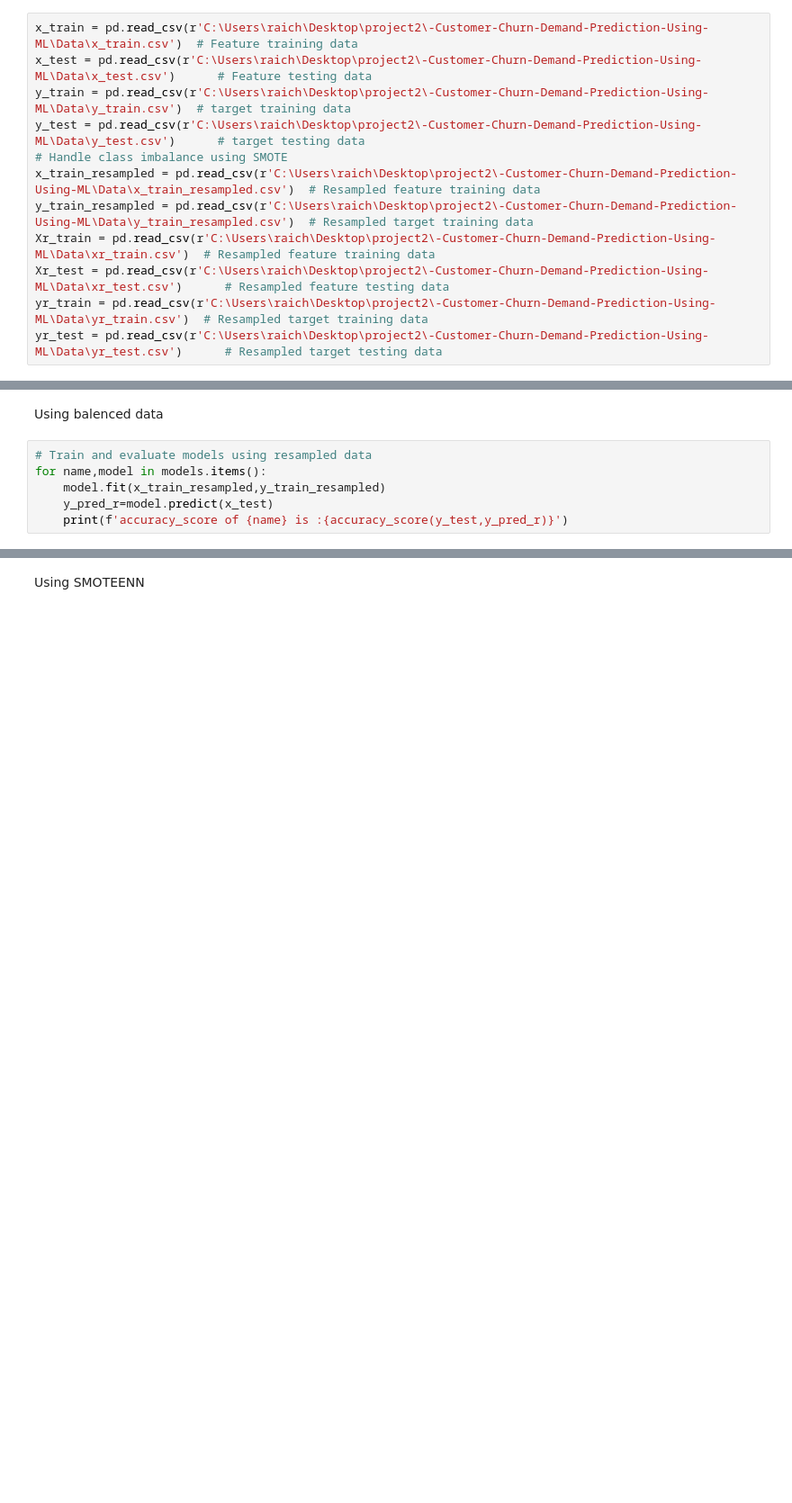
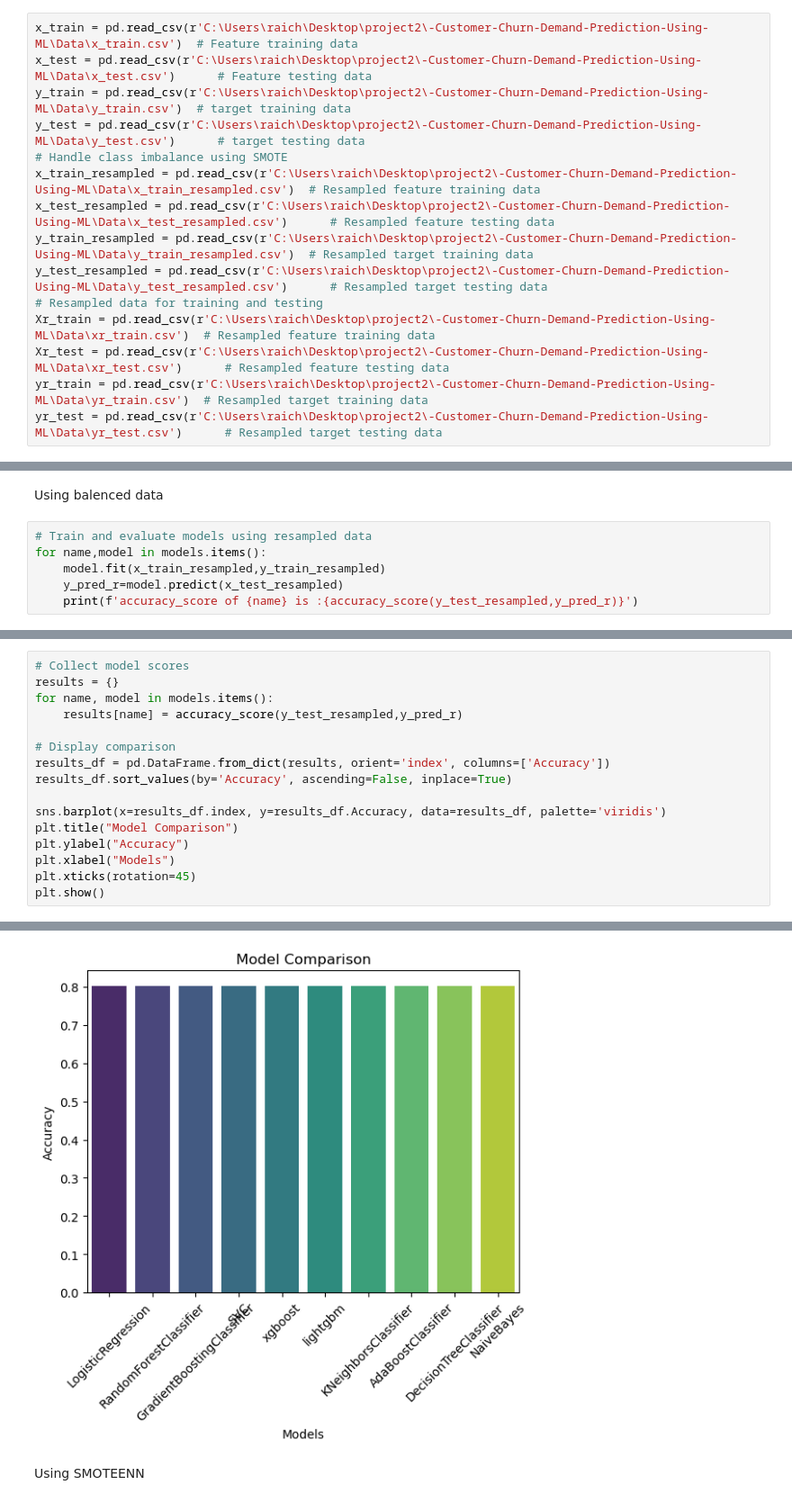
Before and after one commit to likitharai/-Customer-Churn-Demand-Prediction-Using-ML, a Jupyter notebook: Notebooks/Modling.ipynb, the cells around one changed output, grey strips where cells are left out. Shown: that part at 90% size. Cells and saved outputs as stored; diff of their text form; blank space fills up the shorter version.

```diff
--- a/Notebooks/Modling.ipynb
+++ b/Notebooks/Modling.ipynb
@@ -26,7 +48,10 @@ y_train = pd.read_csv(r'C:\Users\raich\Desktop\project2\-Customer-Churn-Demand-P
 y_test = pd.read_csv(r'C:\Users\raich\Desktop\project2\-Customer-Churn-Demand-Prediction-Using-ML\Data\y_test.csv')      # target testing data
 # Handle class imbalance using SMOTE
 x_train_resampled = pd.read_csv(r'C:\Users\raich\Desktop\project2\-Customer-Churn-Demand-Prediction-Using-ML\Data\x_train_resampled.csv')  # Resampled feature training data
+x_test_resampled = pd.read_csv(r'C:\Users\raich\Desktop\project2\-Customer-Churn-Demand-Prediction-Using-ML\Data\x_test_resampled.csv')      # Resampled feature testing data
 y_train_resampled = pd.read_csv(r'C:\Users\raich\Desktop\project2\-Customer-Churn-Demand-Prediction-Using-ML\Data\y_train_resampled.csv')  # Resampled target training data
+y_test_resampled = pd.read_csv(r'C:\Users\raich\Desktop\project2\-Customer-Churn-Demand-Prediction-Using-ML\Data\y_test_resampled.csv')      # Resampled target testing data
+# Resampled data for training and testing
 Xr_train = pd.read_csv(r'C:\Users\raich\Desktop\project2\-Customer-Churn-Demand-Prediction-Using-ML\Data\xr_train.csv')  # Resampled feature training data
 Xr_test = pd.read_csv(r'C:\Users\raich\Desktop\project2\-Customer-Churn-Demand-Prediction-Using-ML\Data\xr_test.csv')      # Resampled feature testing data
 yr_train = pd.read_csv(r'C:\Users\raich\Desktop\project2\-Customer-Churn-Demand-Prediction-Using-ML\Data\yr_train.csv')  # Resampled target training data
@@ -122,8 +149,8 @@ Using balenced data
 # Train and evaluate models using resampled data
 for name,model in models.items():
     model.fit(x_train_resampled,y_train_resampled)
-    y_pred_r=model.predict(x_test)
-    print(f'accuracy_score of {name} is :{accuracy_score(y_test,y_pred_r)}')
+    y_pred_r=model.predict(x_test_resampled)
+    print(f'accuracy_score of {name} is :{accuracy_score(y_test_resampled,y_pred_r)}')
 # %% [output]
 STOP: TOTAL NO. of ITERATIONS REACHED LIMIT.
 
@@ -172,3 +200,20 @@ We trained multiple machine learning models to predict customer churn and evalua
 
 
 ✅ **Best Performing Model:** LightGBM with an accuracy of **81.07%**
+# %%
+# Collect model scores
+results = {}
+for name, model in models.items():
+    results[name] = accuracy_score(y_test_resampled,y_pred_r)
+
+# Display comparison
+results_df = pd.DataFrame.from_dict(results, orient='index', columns=['Accuracy'])
+results_df.sort_values(by='Accuracy', ascending=False, inplace=True)
+
+sns.barplot(x=results_df.index, y=results_df.Accuracy, data=results_df, palette='viridis')
+plt.title("Model Comparison")
+plt.ylabel("Accuracy")
+plt.xlabel("Models")
+plt.xticks(rotation=45)
+plt.show()
+# %% [output]
@@ -175,3 +223,4 @@ We trained multiple machine learning models to predict customer churn and evalua
+[figure, added]
 # %% [markdown]
 Using SMOTEENN
 # %%
```
Also changed, not shown: parts of 16 cells of this notebook, 10 other files.
